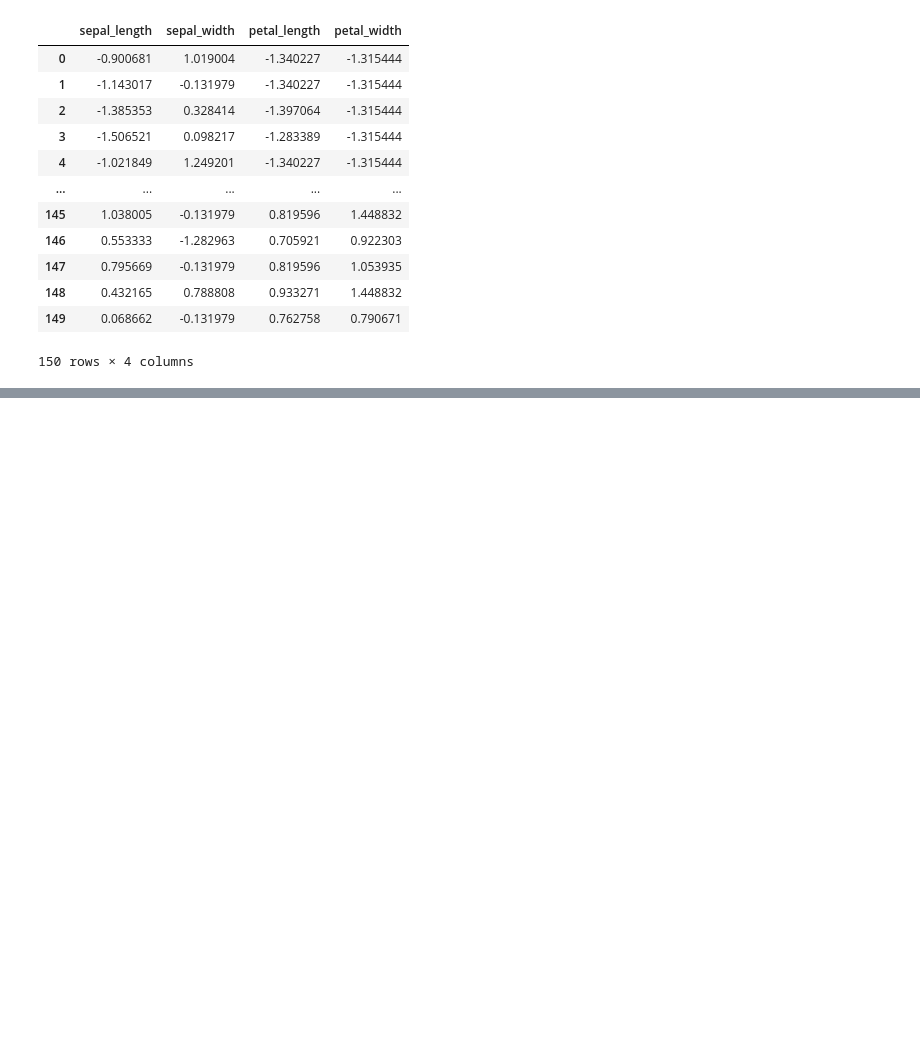
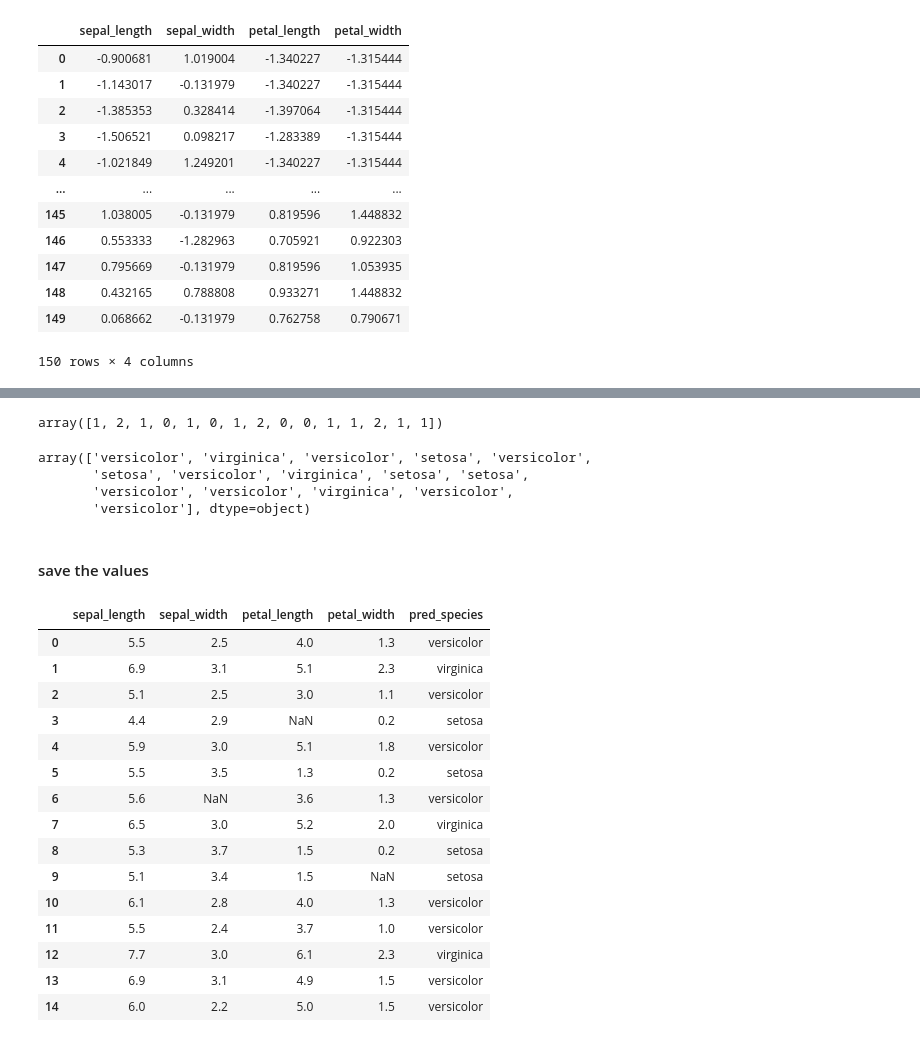
Before and after one commit to arvindravan/python_dsml, a Jupyter notebook: KNN/knn_classification.ipynb, the cells around one changed output, grey strips where cells are left out. Drawn from its saved outputs; the diff is of its cells as text; code cells hidden in the pictures; blank space fills up the shorter version.

```diff
--- a/KNN/knn_classification.ipynb
+++ b/KNN/knn_classification.ipynb
@@ -142,0 +336,3 @@ X_pre
+# %%
+xnew_pre = pd.DataFrame(xnew_pre,columns=cols)
+xnew_pre
@@ -142,0 +356,36 @@ X_pre
+# %%
+preds = best_knn.predict(xnew_pre)
+preds
+# %% [output]
+array([1, 2, 1, 0, 1, 0, 1, 2, 0, 0, 1, 1, 2, 1, 1])
+# %%
+pred_lb = le.inverse_transform(preds)
+pred_lb
+# %% [output]
+array(['versicolor', 'virginica', 'versicolor', 'setosa', 'versicolor',
+       'setosa', 'versicolor', 'virginica', 'setosa', 'setosa',
+       'versicolor', 'versicolor', 'virginica', 'versicolor',
+       'versicolor'], dtype=object)
+# %% [markdown]
+#### save the values
+# %%
+xnew['pred_species']=pred_lb
+# %%
+xnew
+# %% [output]
+|  | sepal_length | sepal_width | petal_length | petal_width | pred_species |
+| 0 | 5.5 | 2.5 | 4.0 | 1.3 | versicolor |
+| 1 | 6.9 | 3.1 | 5.1 | 2.3 | virginica |
+| 2 | 5.1 | 2.5 | 3.0 | 1.1 | versicolor |
+| 3 | 4.4 | 2.9 | NaN | 0.2 | setosa |
+| 4 | 5.9 | 3.0 | 5.1 | 1.8 | versicolor |
+| 5 | 5.5 | 3.5 | 1.3 | 0.2 | setosa |
+| 6 | 5.6 | NaN | 3.6 | 1.3 | versicolor |
+| 7 | 6.5 | 3.0 | 5.2 | 2.0 | virginica |
+| 8 | 5.3 | 3.7 | 1.5 | 0.2 | setosa |
+| 9 | 5.1 | 3.4 | 1.5 | NaN | setosa |
+| 10 | 6.1 | 2.8 | 4.0 | 1.3 | versicolor |
+| 11 | 5.5 | 2.4 | 3.7 | 1.0 | versicolor |
+| 12 | 7.7 | 3.0 | 6.1 | 2.3 | virginica |
+| 13 | 6.9 | 3.1 | 4.9 | 1.5 | versicolor |
+| 14 | 6.0 | 2.2 | 5.0 | 1.5 | versicolor |
```
Also changed, not shown: parts of 36 cells of this notebook, 1 other file.
